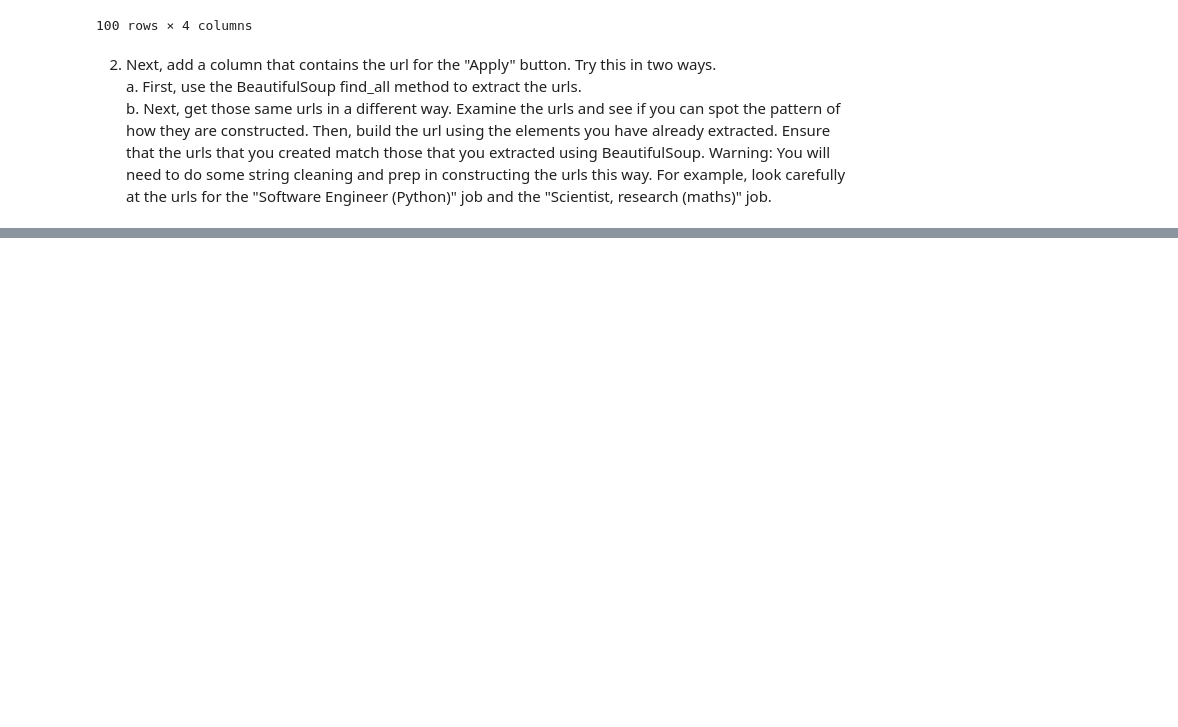
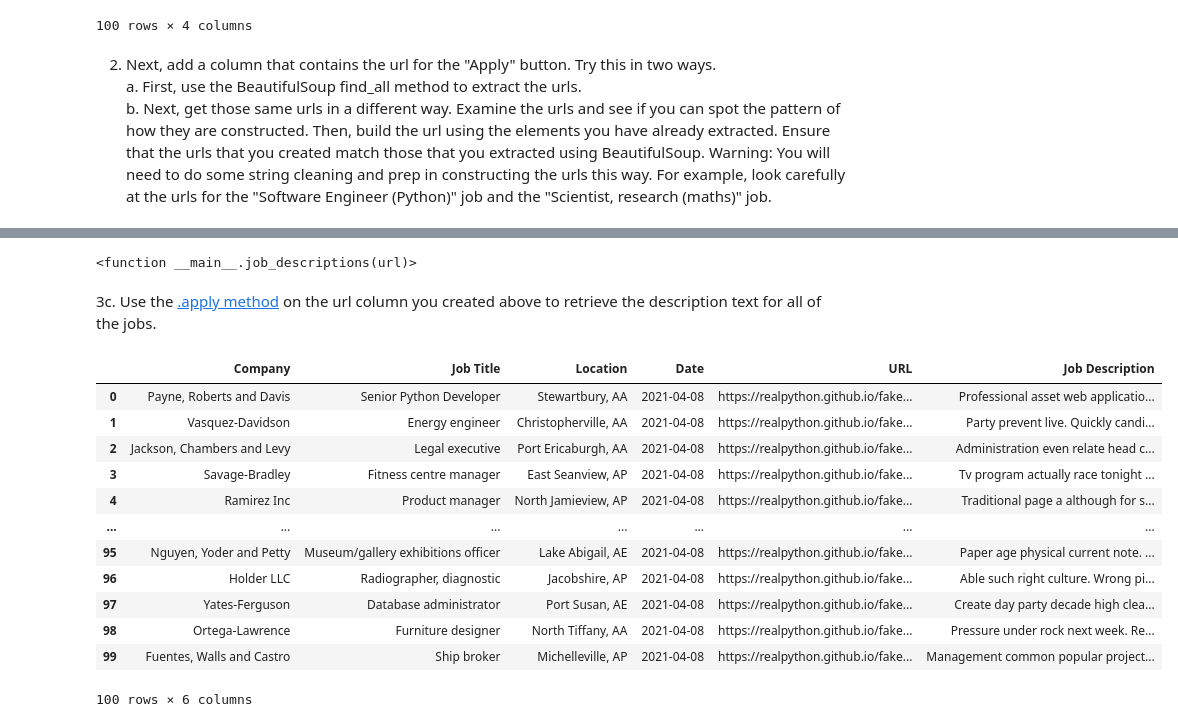
Before and after one commit to NSS-Data-Analytics-Cohort-12/webscraping-da12-AbrahamFongnaly, a Jupyter notebook: Webscrape_Exercise.ipynb, the cells around one changed output, grey strips where cells are left out. Saved outputs shown, nothing was run; the diff lists cells and outputs as text; code cells hidden in the pictures; blank space fills up the shorter version.

Commit message:
Webscrape project

```diff
--- a/Webscrape_Exercise.ipynb
+++ b/Webscrape_Exercise.ipynb
@@ -184,4 +185,4 @@ jobs_titles_dates
 apply = soup.find('a', attrs={'class':'apply'})
 apply
 # %%
-job_url = fake_job.find_all('a', attrs={'class':'card-footer-item'})
+job_url = soup.find_all('a', attrs={'class':'card-footer-item'})
@@ -197,0 +197,2 @@ NameError: name 'job_url' is not defined
+# %%
+jobs_titles_dates['URL']=url_list
@@ -197,0 +288,29 @@ NameError: name 'job_url' is not defined
+# %%
+def job_descriptions (url):
+    response = requests.get(url)
+    soups = BS(response.text)
+    job_descriptions = soups.find('div', attrs={'class':'content'}).find('p').text
+    return job_descriptions
+# %%
+job_descriptions
+# %% [output]
+<function __main__.job_descriptions(url)>
+# %% [markdown]
+3c. Use the [.apply method](https://pandas.pydata.org/docs/reference/api/pandas.Series.apply.html) on the url column you created above to retrieve the description text for all of the jobs.
+# %%
+jobs_titles_dates['Job Description'] =pd.Series(jobs_titles_dates['URL']).apply(job_descriptions)
+jobs_titles_dates
+# %% [output]
+|  | Company | Job Title | Location | Date | URL | Job Description |
+| 0 | Payne, Roberts and Davis | Senior Python Developer | Stewartbury, AA | 2021-04-08 | https://realpython.github.io/fake... | Professional asset web applicatio... |
+| 1 | Vasquez-Davidson | Energy engineer | Christopherville, AA | 2021-04-08 | https://realpython.github.io/fake... | Party prevent live. Quickly candi... |
+| 2 | Jackson, Chambers and Levy | Legal executive | Port Ericaburgh, AA | 2021-04-08 | https://realpython.github.io/fake... | Administration even relate head c... |
+| 3 | Savage-Bradley | Fitness centre manager | East Seanview, AP | 2021-04-08 | https://realpython.github.io/fake... | Tv program actually race tonight ... |
+| 4 | Ramirez Inc | Product manager | North Jamieview, AP | 2021-04-08 | https://realpython.github.io/fake... | Traditional page a although for s... |
+| ... | ... | ... | ... | ... | ... | ... |
+| 95 | Nguyen, Yoder and Petty | Museum/gallery exhibitions officer | Lake Abigail, AE | 2021-04-08 | https://realpython.github.io/fake... | Paper age physical current note. ... |
+| 96 | Holder LLC | Radiographer, diagnostic | Jacobshire, AP | 2021-04-08 | https://realpython.github.io/fake... | Able such right culture. Wrong pi... |
+| 97 | Yates-Ferguson | Database administrator | Port Susan, AE | 2021-04-08 | https://realpython.github.io/fake... | Create day party decade high clea... |
+| 98 | Ortega-Lawrence | Furniture designer | North Tiffany, AA | 2021-04-08 | https://realpython.github.io/fake... | Pressure under rock next week. Re... |
+| 99 | Fuentes, Walls and Castro | Ship broker | Michelleville, AP | 2021-04-08 | https://realpython.github.io/fake... | Management common popular project... |
+100 rows × 6 columns
```
Also changed, not shown: parts of 13 cells of this notebook.
